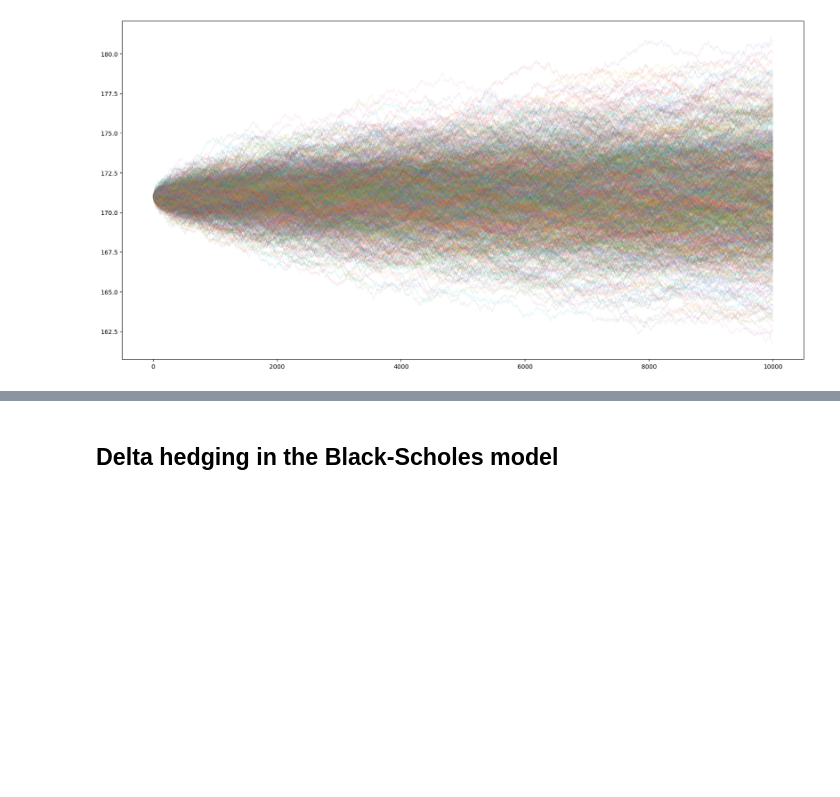
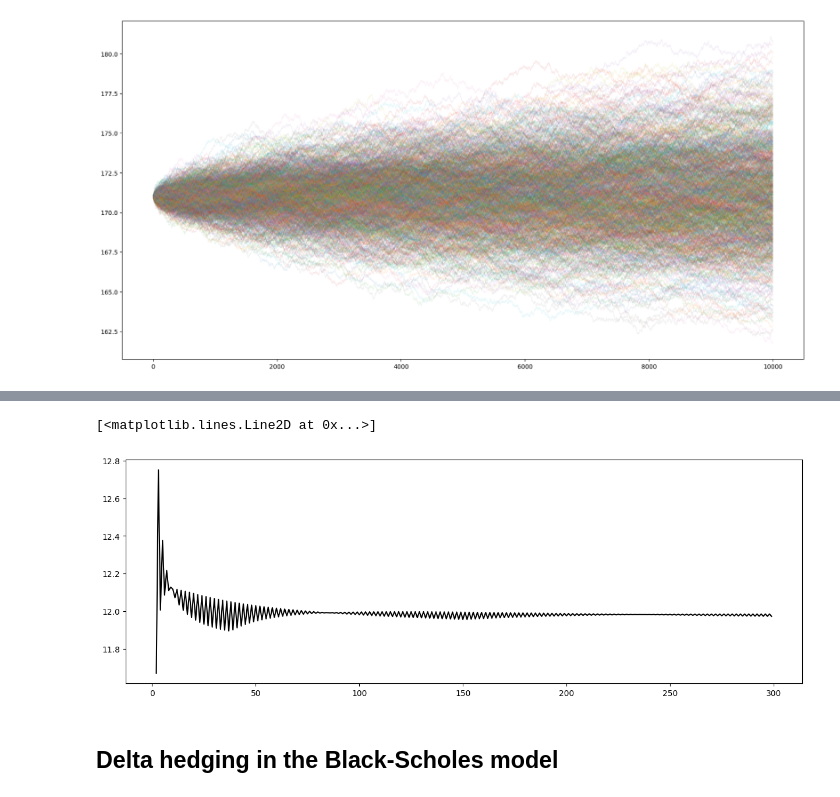
Before and after one commit to syrkis/finfun, a Jupyter notebook: notebook.ipynb, the cells around one changed output, grey strips where cells are left out. Cells and saved outputs as stored; diff of their text form; code cells hidden in the pictures; blank space fills up the shorter version.

```diff
--- a/notebook.ipynb
+++ b/notebook.ipynb
@@ -170,3 +170,42 @@ plt.plot(options, 'k', label = 'Binomial Call');
+# %%
+def CalculateCallPrice(S0,r,vol,T, steps, K):
+#S0 is the starting price
+#r is the annual (continously compounded) interest rate
+#vol is the annual volatility of the stock
+#T is the maturity of the option
+#steps is the number of steps in the binomial model
+#K is the strike of the option
+# Include types such as Put/Call Am/Eu as a variable and modify the code␣
+    dt = T/steps
+    U = np.exp(vol*np.sqrt(dt))
+    D = 1/U
+    R = np.exp(r*dt)-1
+    q = (np.exp(r*dt)-D)/(U-D)
+    StockTree = np.zeros((steps+1,steps+1))
+    Intrinsic = np.zeros((steps+1,steps+1)) # not needed for european, but nice␣ ↪→when extending to American
+    Option = np.zeros((steps+1,steps+1))
+    for j in range(0,steps+1):
+        for i in range (0,j+1):
+            StockTree[i,j] = S0*U**(j-i)*(D**i)
+            Intrinsic[i,j] = np.maximum(StockTree[i,j]-K,0) # Hint, for pricing␣ ↪→Puts - change this.
+    for j in range(steps,-1,-1):
+        for i in range(0,j+1):
+            if j == steps:
+                Option[i,j] = Intrinsic[i,j]
+            else:
+                Option[i,j] = np.exp(-r*dt)*(Option[i,j+1]*q + Option[i+1,j+1]*(1-q)) # Hint: With the American option this can be replaced␣
+    return (Option [0,0])
+
+N = 300
+BinPrice = np.zeros((N-2,1))
+for j in range (2,N):
+    BinPrice[j-2] = CalculateCallPrice(100,0.05,0.30,1,j, 105)
+
+fig = plt.figure(figsize = (15,5))
+plt.plot(np.arange(2,N,1), BinPrice[0:(N-2)], 'k', label = 'Binomial Call')
+# %% [output]
+[<matplotlib.lines.Line2D at 0x...>]
+[figure, added]
 # %% [markdown]
 ## Delta hedging in the Black-Scholes model
 # %%
```
Also changed, not shown: parts of 1 cell of this notebook.
